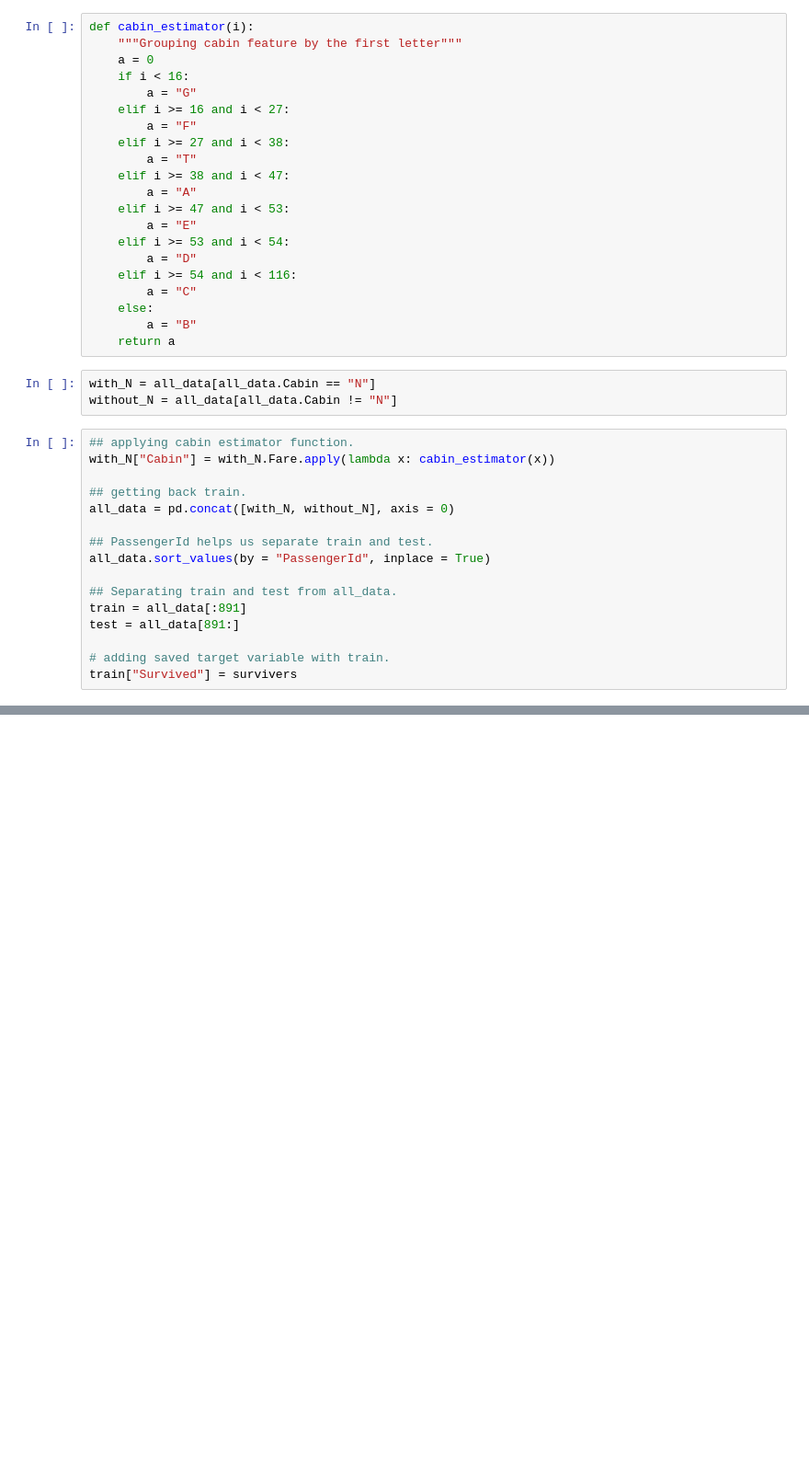
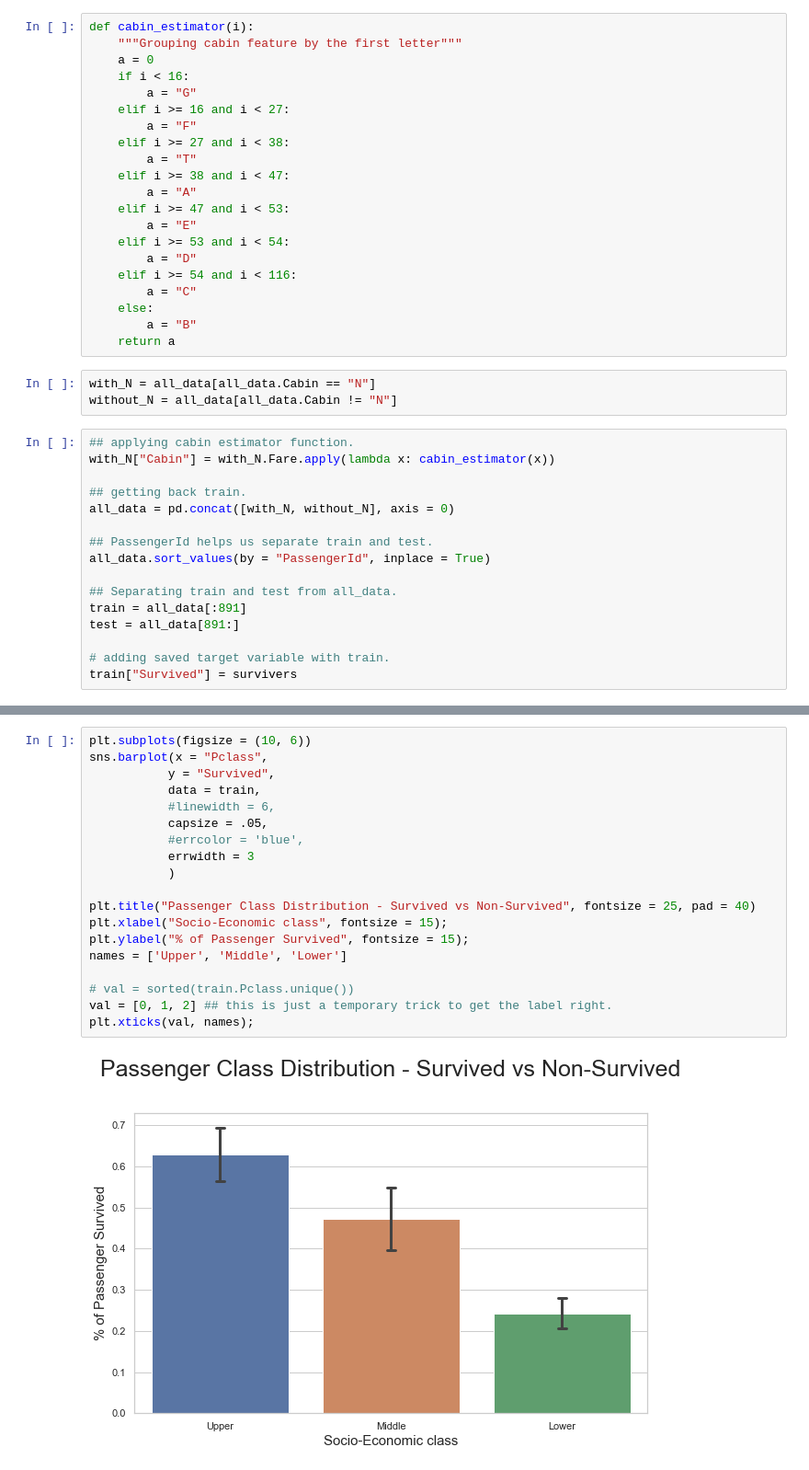
Before and after one commit to hogoood/kagglestruggle, a Jupyter notebook: A Statistical Analysis & ML workflow of Titanic.ipynb, the cells around one changed output, grey strips where cells are left out. Shown at 92% size. Saved outputs shown, nothing was run; the diff lists cells and outputs as text; blank space fills up the shorter version.

```diff
--- a/A Statistical Analysis & ML workflow of Titanic.ipynb
+++ b/A Statistical Analysis & ML workflow of Titanic.ipynb
@@ -316,0 +414,21 @@ train["Survived"] = survivers
+# %%
+plt.subplots(figsize = (10, 6))
+sns.barplot(x = "Pclass",
+           y = "Survived",
+           data = train,
+           #linewidth = 6,
+           capsize = .05,
+           #errcolor = 'blue',
+           errwidth = 3
+           )
+
+plt.title("Passenger Class Distribution - Survived vs Non-Survived", fontsize = 25, pad = 40)
+plt.xlabel("Socio-Economic class", fontsize = 15);
+plt.ylabel("% of Passenger Survived", fontsize = 15);
+names = ['Upper', 'Middle', 'Lower']
+
+# val = sorted(train.Pclass.unique())
+val = [0, 1, 2] ## this is just a temporary trick to get the label right.
+plt.xticks(val, names);
+# %% [output]
+[figure, added]
```
Also changed, not shown: parts of 18 cells of this notebook.
